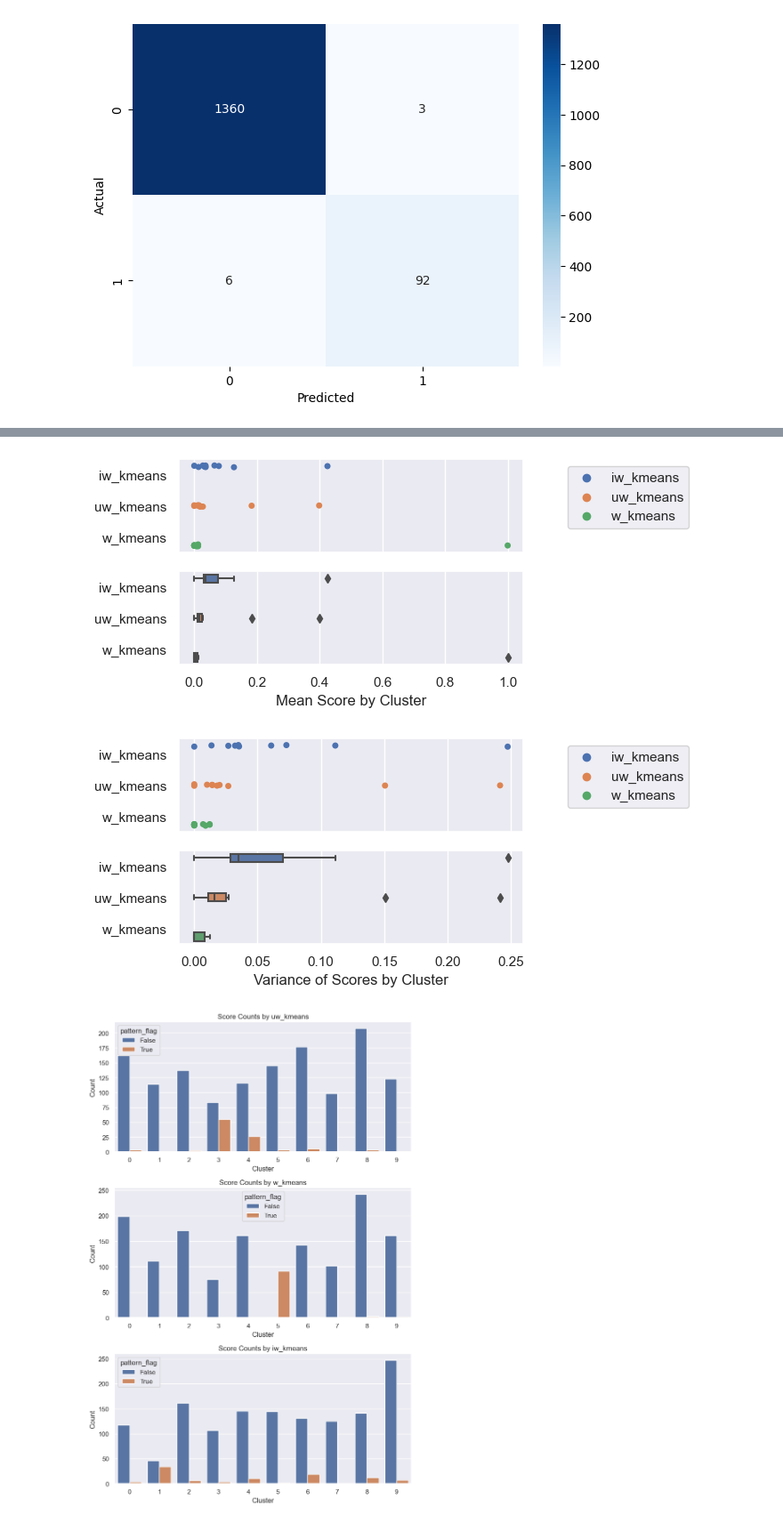
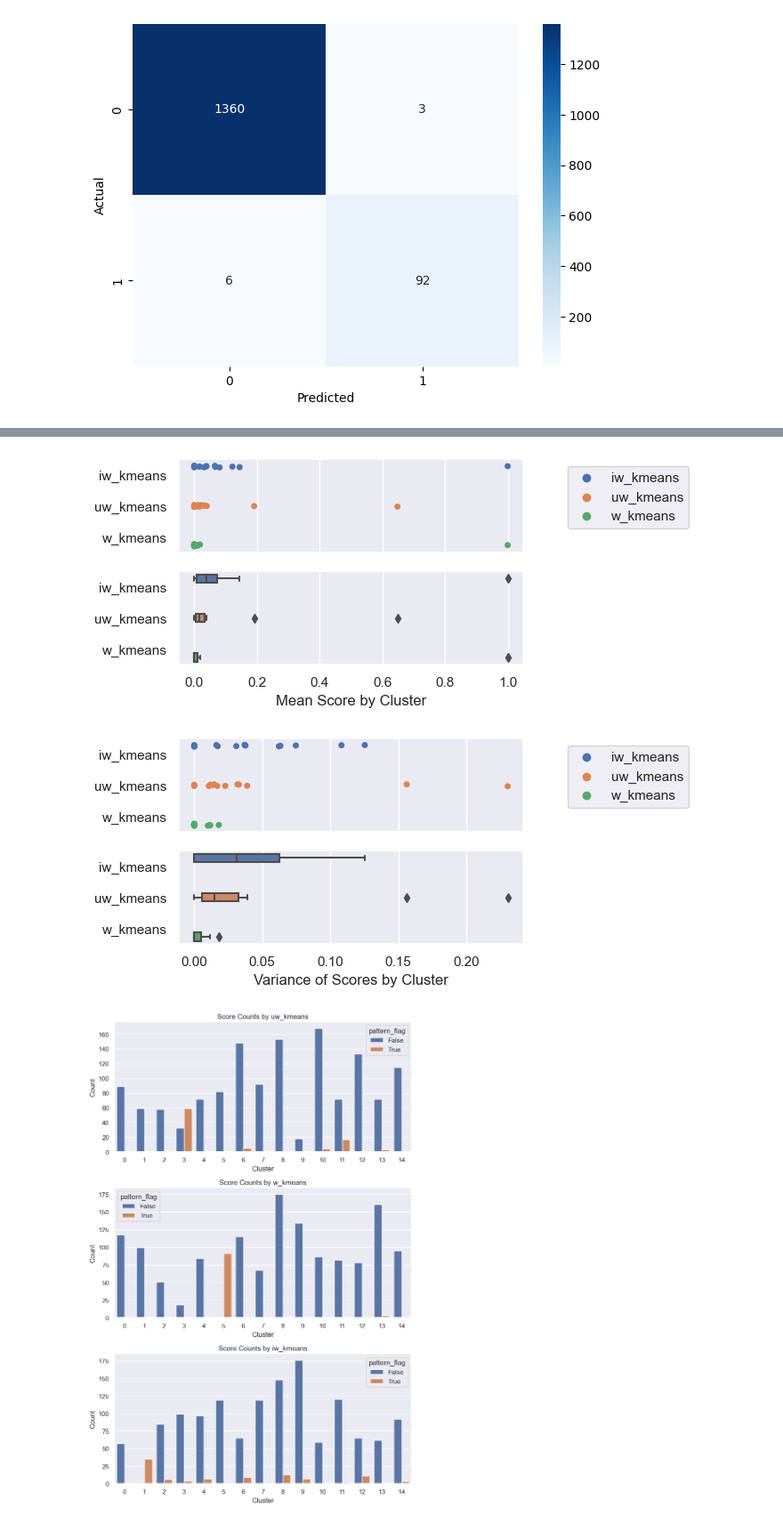
Before and after one commit to rmhorton/instruction_tuning, a Jupyter notebook: Aspect Aware Embeddings/06_Re_Weight_Tests.ipynb, the cells around one changed output, grey strips where cells are left out. Shown at 89% size. Drawn from its saved outputs; the diff is of its cells as text; code cells hidden in the pictures.

Commit message:
included cluster cohesion and separation analysis

```diff
--- a/Aspect Aware Embeddings/06_Re_Weight_Tests.ipynb
+++ b/Aspect Aware Embeddings/06_Re_Weight_Tests.ipynb
@@ -80,12 +81,13 @@ get_predictions(df=dolly_cqa_df, clf=clf, embeddings_col='embeddings_mini_lm', y
    macro avg       0.98      0.97      0.98      1461
 weighted avg       0.99      0.99      0.99      1461
 [figure]
+# %%
+n_clusters = 15
 # %%
 dolly_cqa_df['score'] = clf.predict_proba(X=np.array(dolly_cqa_df['embeddings_mini_lm'].tolist()))[:,1]
 dolly_cqa_df['w_embeddings'] = dolly_cqa_df['embeddings_mini_lm'].apply(lambda x: x * clf.coef_[0])
 dolly_cqa_df['iw_embeddings'] = dolly_cqa_df['embeddings_mini_lm'].apply(lambda x: x / clf.coef_[0])
 
-n_clusters = 10
 seed=0
 uw_kmeans = KMeans(n_clusters=n_clusters, random_state=seed, n_init="auto").fit( [v for v in dolly_cqa_df['embeddings_mini_lm']])
 w_kmeans = KMeans(n_clusters=n_clusters, random_state=seed, n_init="auto").fit( [v for v in dolly_cqa_df['w_embeddings']])
@@ -176,41 +297,42 @@ Here is another way I think could potentially give us better results in emphasiz
+# %%
+dolly_cqa_df_2 = dolly_cqa_df.copy()
 # %%
-dolly_cqa_df['score'] = dolly_cqa_df['pattern_flag']
+dolly_cqa_df_2['score'] = dolly_cqa_df_2['pattern_flag']
 
-pos_aspect_embedding = np.mean(dolly_cqa_df[dolly_cqa_df['pattern_flag'] == True]['embeddings_mini_lm'])
+pos_aspect_embedding = np.mean(dolly_cqa_df_2[dolly_cqa_df_2['pattern_flag'] == True]['embeddings_mini_lm'])
 pos_aspect_embedding = pos_aspect_embedding / np.linalg.norm(pos_aspect_embedding)
 
-neg_aspect_embedding = np.mean(dolly_cqa_df[dolly_cqa_df['pattern_flag'] == False]['embeddings_mini_lm'])
+neg_aspect_embedding = np.mean(dolly_cqa_df_2[dolly_cqa_df_2['pattern_flag'] == False]['embeddings_mini_lm'])
 neg_aspect_embedding = neg_aspect_embedding / np.linalg.norm(neg_aspect_embedding)
 
-dolly_cqa_df['w_embeddings'] = dolly_cqa_df['embeddings_mini_lm']
-dolly_cqa_df['iw_embeddings'] = dolly_cqa_df['embeddings_mini_lm']
+dolly_cqa_df_2['w_embeddings'] = dolly_cqa_df_2['embeddings_mini_lm']
+dolly_cqa_df_2['iw_embeddings'] = dolly_cqa_df_2['embeddings_mini_lm']
 
 alpha = 1.25
 
-for i, embedding in enumerate(dolly_cqa_df['embeddings_mini_lm']):
+for i, embedding in enumerate(dolly_cqa_df_2['embeddings_mini_lm']):
     embedding = embedding / np.linalg.norm(embedding)
     pos_projection = np.dot(embedding, pos_aspect_embedding.T) * pos_aspect_embedding
     pos_projection = pos_projection.reshape(-1,)
     neg_projection = np.dot(embedding, neg_aspect_embedding.T) * neg_aspect_embedding
     neg_projection = neg_projection.reshape(-1,)
-    if dolly_cqa_df['pattern_flag'].iloc[i] == True:
-        dolly_cqa_df['w_embeddings'].iloc[i] = embedding + alpha * (pos_projection - neg_projection)
-        dolly_cqa_df['iw_embeddings'].iloc[i] = embedding - alpha * (pos_projection - neg_projection)
+    if dolly_cqa_df_2['pattern_flag'].iloc[i] == True:
+        dolly_cqa_df_2['w_embeddings'].iloc[i] = embedding + alpha * (pos_projection - neg_projection)
+        dolly_cqa_df_2['iw_embeddings'].iloc[i] = embedding - alpha * (pos_projection - neg_projection)
     else:
-        dolly_cqa_df['w_embeddings'].iloc[i] = embedding + alpha * (neg_projection - pos_projection)
-        dolly_cqa_df['iw_embeddings'].iloc[i] = embedding - alpha * (neg_projection - pos_projection)
+        dolly_cqa_df_2['w_embeddings'].iloc[i] = embedding + alpha * (neg_projection - pos_projection)
+        dolly_cqa_df_2['iw_embeddings'].iloc[i] = embedding - alpha * (neg_projection - pos_projection)
 
-n_clusters = 10
 seed=0
-uw_kmeans = KMeans(n_clusters=n_clusters, random_state=seed, n_init="auto").fit( [v for v in dolly_cqa_df['embeddings_mini_lm']])
-w_kmeans = KMeans(n_clusters=n_clusters, random_state=seed, n_init="auto").fit( [v for v in dolly_cqa_df['w_embeddings']])
-iw_kmeans = KMeans(n_clusters=n_clusters, random_state=seed, n_init="auto").fit( [v for v in dolly_cqa_df['iw_embeddings']])
+uw_kmeans = KMeans(n_clusters=n_clusters, random_state=seed, n_init="auto").fit( [v for v in dolly_cqa_df_2['embeddings_mini_lm']])
+w_kmeans = KMeans(n_clusters=n_clusters, random_state=seed, n_init="auto").fit( [v for v in dolly_cqa_df_2['w_embeddings']])
+iw_kmeans = KMeans(n_clusters=n_clusters, random_state=seed, n_init="auto").fit( [v for v in dolly_cqa_df_2['iw_embeddings']])
 
-dolly_cqa_df['uw_kmeans'] = uw_kmeans.labels_
-dolly_cqa_df['w_kmeans'] = w_kmeans.labels_
-dolly_cqa_df['iw_kmeans'] = iw_kmeans.labels_
+dolly_cqa_df_2['uw_kmeans'] = uw_kmeans.labels_
+dolly_cqa_df_2['w_kmeans'] = w_kmeans.labels_
+dolly_cqa_df_2['iw_kmeans'] = iw_kmeans.labels_
 
-cluster_df = dolly_cqa_df[['uw_kmeans', 'w_kmeans', 'iw_kmeans', 'score']]
+cluster_df = dolly_cqa_df_2[['uw_kmeans', 'w_kmeans', 'iw_kmeans', 'score']]
 cluster_df = pd.melt(cluster_df, id_vars=['score'], var_name='weighting', value_name='cluster_id')
 cluster_df = cluster_df.groupby(["weighting", "cluster_id"]).agg({'score': ['mean', 'var']}).reset_index()
 cluster_df.columns = ['weighting', 'cluster_id', 'mean_score', 'var_score']
@@ -248,7 +370,7 @@ axes[1].legend([], [], frameon=False)
 
 plt.show()
 # %% [output]
-[figure, old version]
+[figure, new version]
 # %%
 sns.set(rc={"figure.figsize":(5, 3)})
 fig, axes = plt.subplots(2, 1, sharey=True)
@@ -266,8 +388,8 @@ axes[1].legend([], [], frameon=False)
 
 plt.show()
 # %% [output]
-[figure, old version]
+[figure, new version]
 # %%
-plot_cluster_scores(dolly_cqa_df)
+plot_cluster_scores(dolly_cqa_df_2)
 # %% [output]
-[figure, old version]
+[figure, new version]
```
Also changed, not shown: parts of 14 cells of this notebook.
